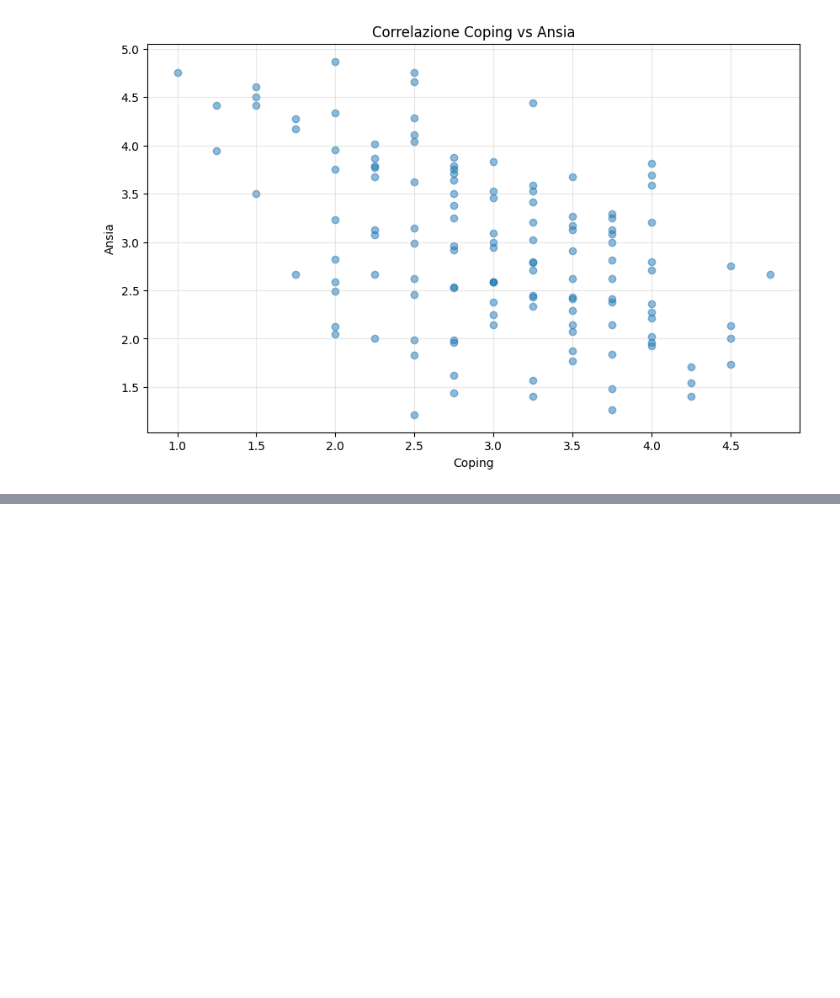
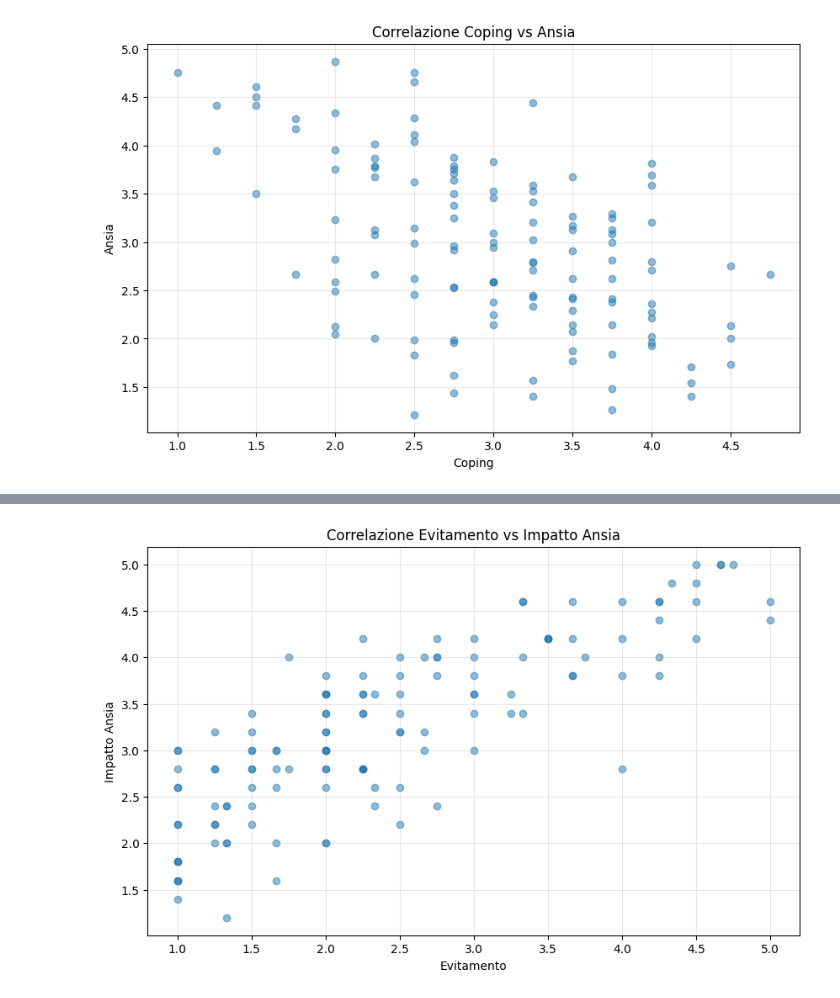
Before and after one commit to gaiacassinelli1/Project-Work, a Jupyter notebook: Analisi/analisi descrittiva.ipynb, the cells around one changed output, grey strips where cells are left out. Saved outputs shown, nothing was run; the diff lists cells and outputs as text; code cells hidden in the pictures; blank space fills up the shorter version.

```diff
--- a/Analisi/analisi descrittiva.ipynb
+++ b/Analisi/analisi descrittiva.ipynb
@@ -126,0 +154,9 @@ plt.grid(True, alpha=0.3)
+# %%
+plt.figure(figsize=(10, 6))
+plt.scatter(df["evitamento"], df["impatto_ansia"], alpha=0.5)
+plt.xlabel('Evitamento')
+plt.ylabel('Impatto Ansia')
+plt.title(f'Correlazione Evitamento vs Impatto Ansia')
+plt.grid(True, alpha=0.3)
+# %% [output]
+[figure, added]
```
Also changed, not shown: parts of 10 cells of this notebook.
